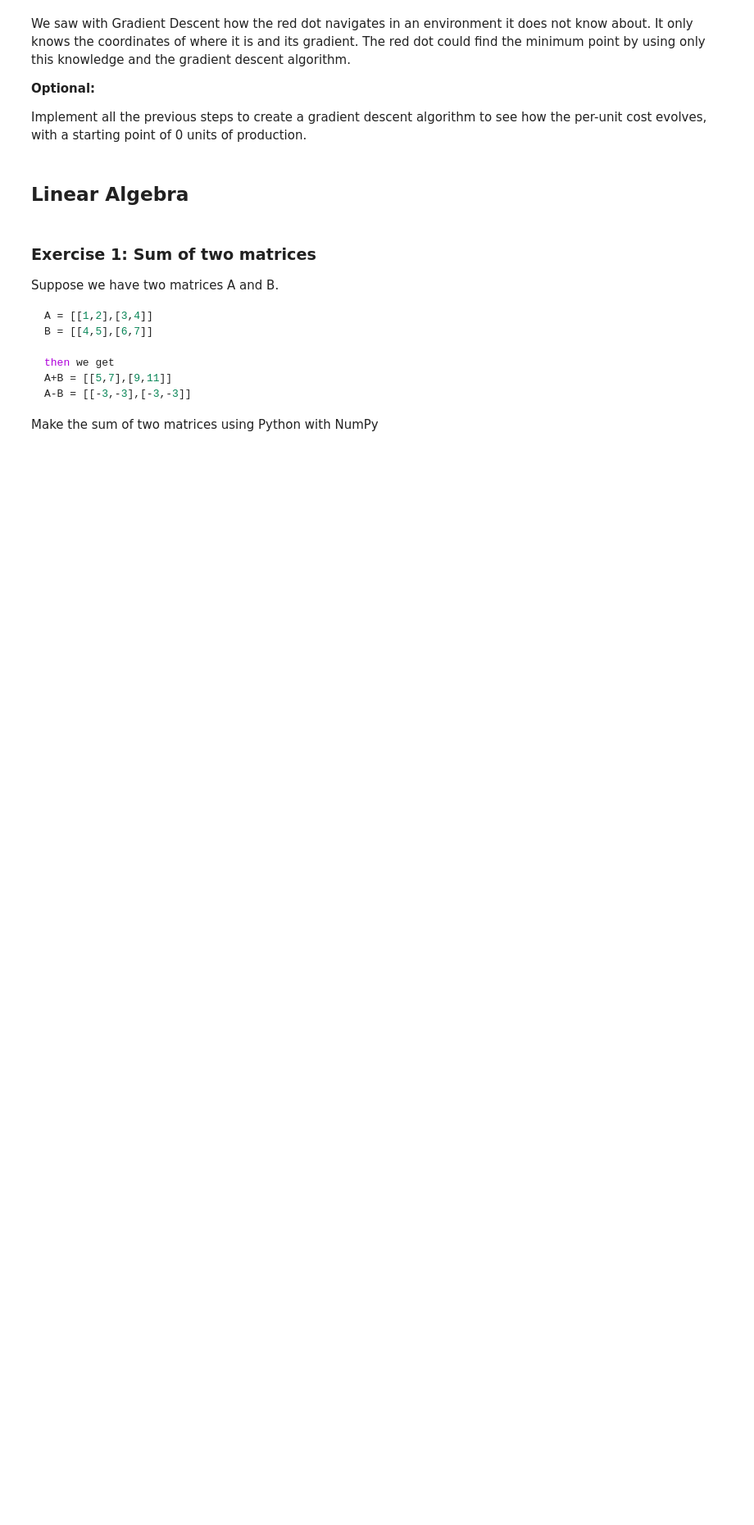
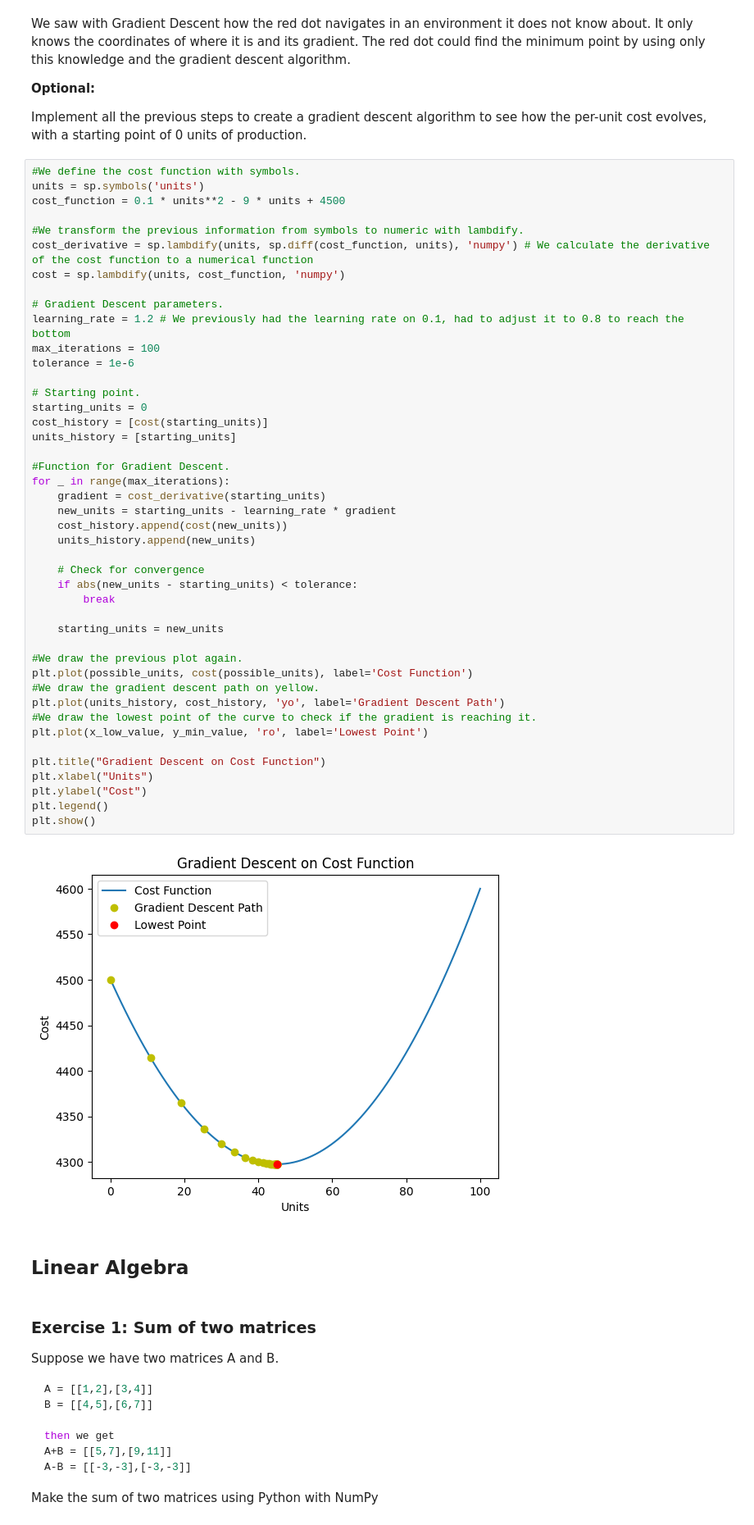
Before and after one commit to GuillePrograma94/ALGEBRA, a Jupyter notebook: notebook/problems.ipynb, the cells around one changed output. Shown at 82% size. Saved outputs shown, nothing was run; the diff lists cells and outputs as text; blank space fills up the shorter version.

Commit message:
Commit 4 (Finished Gradient Descent)

```diff
--- a/notebook/problems.ipynb
+++ b/notebook/problems.ipynb
@@ -349,6 +349,52 @@ We saw with Gradient Descent how the red dot navigates in an environment it does
 **Optional:**
 
 Implement all the previous steps to create a gradient descent algorithm to see how the per-unit cost evolves, with a starting point of 0 units of production.
+# %%
+#We define the cost function with symbols.
+units = sp.symbols('units')
+cost_function = 0.1 * units**2 - 9 * units + 4500
+
+#We transform the previous information from symbols to numeric with lambdify.
+cost_derivative = sp.lambdify(units, sp.diff(cost_function, units), 'numpy') # We calculate the derivative of the cost function to a numerical function
+cost = sp.lambdify(units, cost_function, 'numpy')
+
+# Gradient Descent parameters.
+learning_rate = 1.2 # We previously had the learning rate on 0.1, had to adjust it to 0.8 to reach the bottom
+max_iterations = 100
+tolerance = 1e-6
+
+# Starting point.
+starting_units = 0
+cost_history = [cost(starting_units)]
+units_history = [starting_units]
+
+#Function for Gradient Descent.
+for _ in range(max_iterations):
+    gradient = cost_derivative(starting_units)
+    new_units = starting_units - learning_rate * gradient
+    cost_history.append(cost(new_units))
+    units_history.append(new_units)
+
+    # Check for convergence
+    if abs(new_units - starting_units) < tolerance:
+        break
+
+    starting_units = new_units
+
+#We draw the previous plot again.
+plt.plot(possible_units, cost(possible_units), label='Cost Function')
+#We draw the gradient descent path on yellow.
+plt.plot(units_history, cost_history, 'yo', label='Gradient Descent Path')
+#We draw the lowest point of the curve to check if the gradient is reaching it.
+plt.plot(x_low_value, y_min_value, 'ro', label='Lowest Point')
+
+plt.title("Gradient Descent on Cost Function")
+plt.xlabel("Units")
+plt.ylabel("Cost")
+plt.legend()
+plt.show()
+# %% [output]
+[figure, added]
 # %% [markdown]
 ## Linear Algebra
 # %% [markdown]
```
Also changed, not shown: parts of 1 cell of this notebook.
